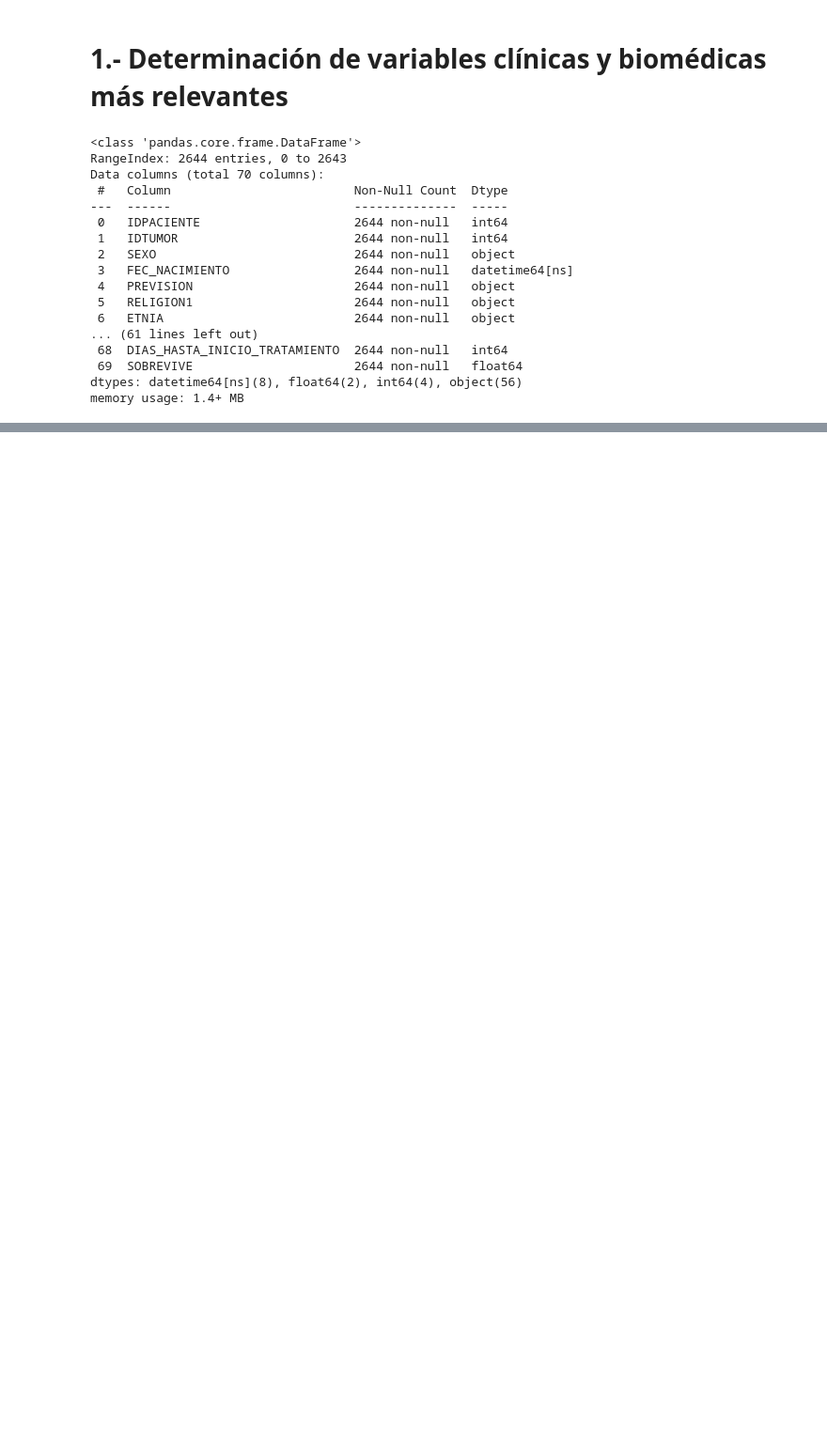
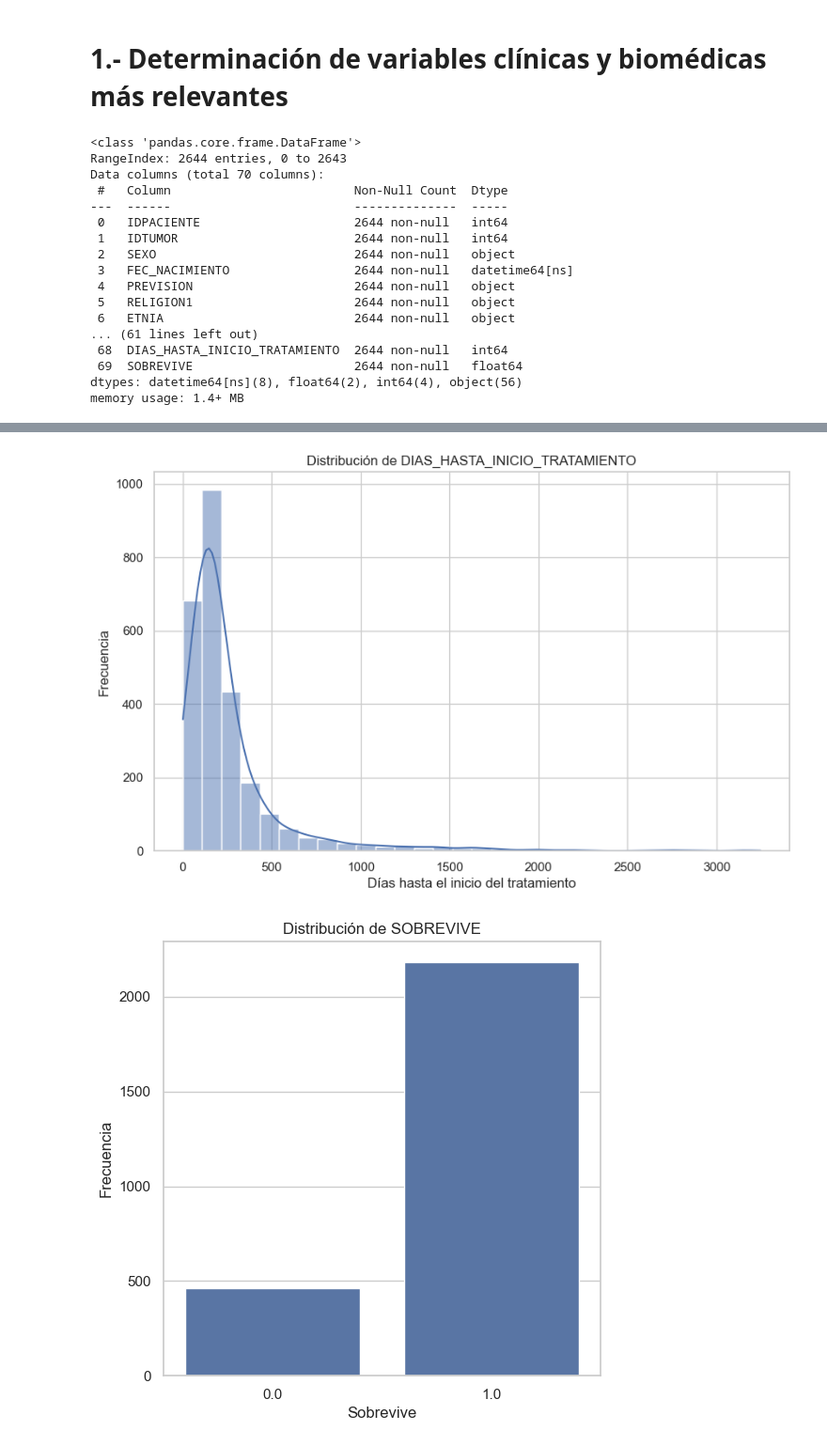
Before and after one commit to mperezlagos/ds-cancer-prostata, a Jupyter notebook: notebooks/2-descripcion_variables.ipynb, the cells around one changed output, grey strips where cells are left out. Shown: that part at 94% size. Drawn from its saved outputs; the diff is of its cells as text; code cells hidden in the pictures; blank space fills up the shorter version.

```diff
--- a/notebooks/2-descripcion_variables.ipynb
+++ b/notebooks/2-descripcion_variables.ipynb
@@ -87,0 +88,41 @@ Name: count, dtype: int64
+# %%
+import matplotlib.pyplot as plt
+import seaborn as sns
+
+# Configuración de estilo para las visualizaciones
+sns.set(style="whitegrid")
+
+# Visualización de la distribución de la variable DIAS_HASTA_INICIO_TRATAMIENTO
+plt.figure(figsize=(10, 6))
+sns.histplot(df['DIAS_HASTA_INICIO_TRATAMIENTO'], bins=30, kde=True)
+plt.title('Distribución de DIAS_HASTA_INICIO_TRATAMIENTO')
+plt.xlabel('Días hasta el inicio del tratamiento')
+plt.ylabel('Frecuencia')
+plt.show()
+
+# Visualización de la distribución de la variable SOBREVIVE
+plt.figure(figsize=(6, 6))
+sns.countplot(x='SOBREVIVE', data=df)
+plt.title('Distribución de SOBREVIVE')
+plt.xlabel('Sobrevive')
+plt.ylabel('Frecuencia')
+plt.show()
+
+# Visualización de la distribución de la variable SEXO
+plt.figure(figsize=(6, 6))
+sns.countplot(x='SEXO', data=df)
+plt.title('Distribución de SEXO')
+plt.xlabel('Sexo')
+plt.ylabel('Frecuencia')
+plt.show()
+
+# Relación entre DIAS_HASTA_INICIO_TRATAMIENTO y SOBREVIVE
+plt.figure(figsize=(10, 6))
+sns.boxplot(x='SOBREVIVE', y='DIAS_HASTA_INICIO_TRATAMIENTO', data=df)
+plt.title('DIAS_HASTA_INICIO_TRATAMIENTO vs SOBREVIVE')
+plt.xlabel('Sobrevive')
+plt.ylabel('Días hasta el inicio del tratamiento')
+plt.show()
+# %% [output]
+[figure, added]
+[figure, added]
```
Also changed, not shown: parts of 8 cells of this notebook, 3 other files.
